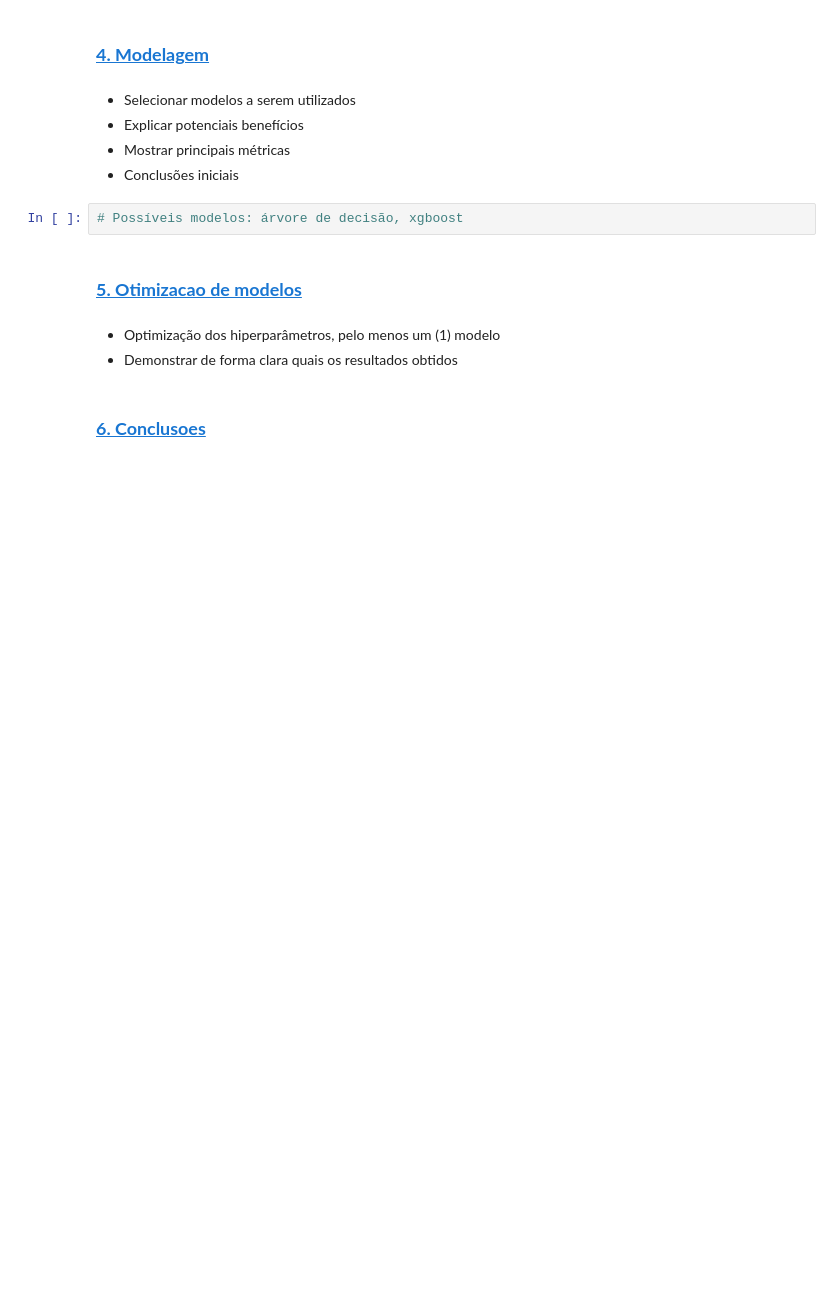
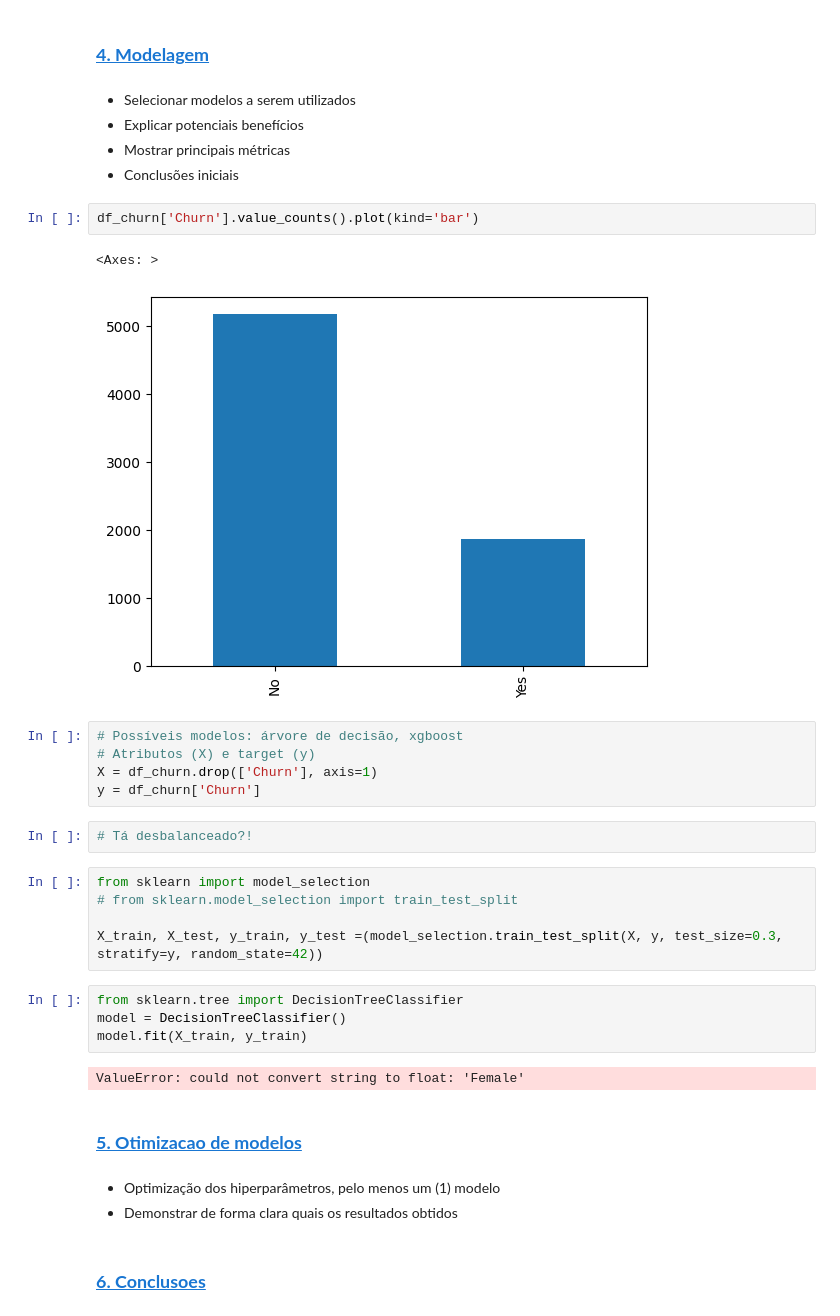
Before and after one commit to Texugo-928/Projeto_ML_Churn, a Jupyter notebook: Projeto_ML_Grupo_4.ipynb, the cells around one changed output. Drawn from its saved outputs; the diff is of its cells as text; blank space fills up the shorter version.

```diff
--- a/Projeto_ML_Grupo_4.ipynb
+++ b/Projeto_ML_Grupo_4.ipynb
@@ -286,8 +291,29 @@ Name: TotalCharges, dtype: float64
 - Explicar potenciais benefícios
 - Mostrar principais métricas
 - Conclusões iniciais
+# %%
+df_churn['Churn'].value_counts().plot(kind='bar')
+# %% [output]
+<Axes: >
+[figure, added]
 # %%
 # Possíveis modelos: árvore de decisão, xgboost
+# Atributos (X) e target (y)
+X = df_churn.drop(['Churn'], axis=1)
+y = df_churn['Churn']
+# %%
+# Tá desbalanceado?!
+# %%
+from sklearn import model_selection
+# from sklearn.model_selection import train_test_split
+
+X_train, X_test, y_train, y_test =(model_selection.train_test_split(X, y, test_size=0.3, stratify=y, random_state=42))
+# %%
+from sklearn.tree import DecisionTreeClassifier
+model = DecisionTreeClassifier()
+model.fit(X_train, y_train)
+# %% [output]
+ValueError: could not convert string to float: 'Female'
 # %% [markdown]
 ### **[5. Otimizacao de modelos](#5.-Otimizacao-de-modelos)**
 # %% [markdown]
```
Also changed, not shown: parts of 1 cell of this notebook.
